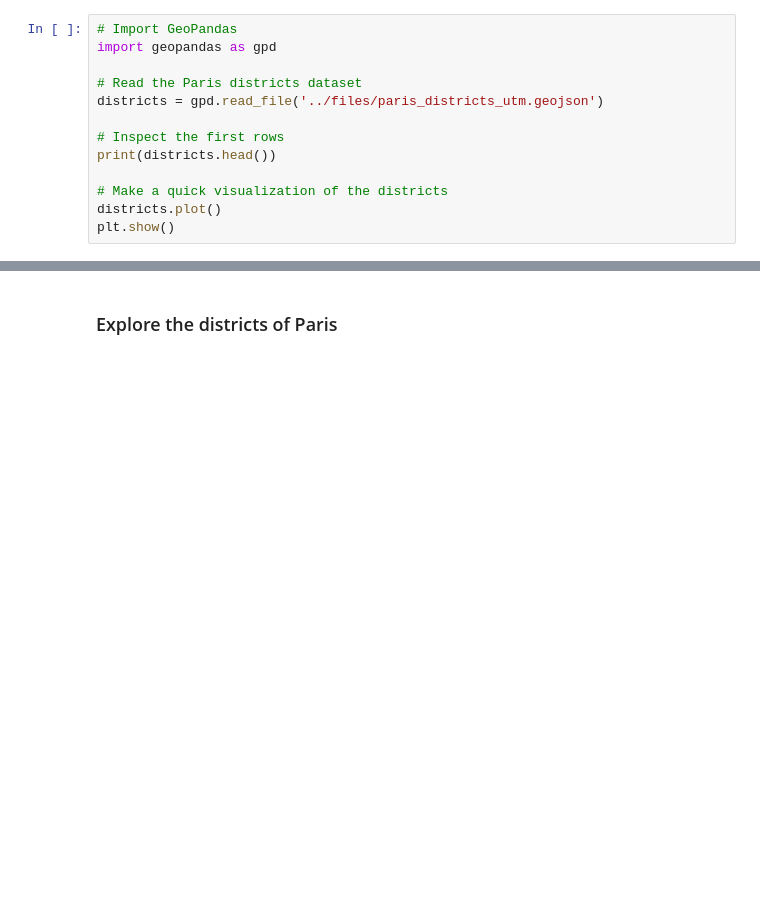
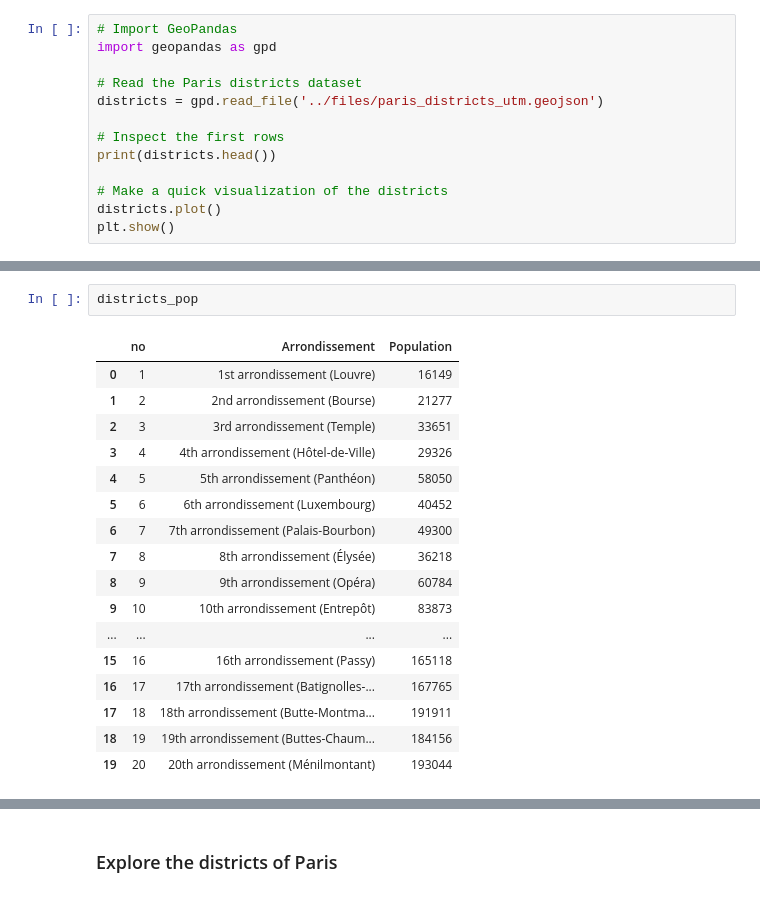
Before and after one commit to dataandcrowd/GISCI242, a Jupyter notebook: code/6.geopandas.ipynb, the cells around one changed output, grey strips where cells are left out. Drawn from its saved outputs; the diff is of its cells as text; blank space fills up the shorter version.

```diff
--- a/code/6.geopandas.ipynb
+++ b/code/6.geopandas.ipynb
@@ -42,0 +73,20 @@ plt.show()
+# %%
+districts_pop
+# %% [output]
+|  | no | Arrondissement | Population |
+| 0 | 1 | 1st arrondissement (Louvre) | 16149 |
+| 1 | 2 | 2nd arrondissement (Bourse) | 21277 |
+| 2 | 3 | 3rd arrondissement (Temple) | 33651 |
+| 3 | 4 | 4th arrondissement (Hôtel-de-Ville) | 29326 |
+| 4 | 5 | 5th arrondissement (Panthéon) | 58050 |
+| 5 | 6 | 6th arrondissement (Luxembourg) | 40452 |
+| 6 | 7 | 7th arrondissement (Palais-Bourbon) | 49300 |
+| 7 | 8 | 8th arrondissement (Élysée) | 36218 |
+| 8 | 9 | 9th arrondissement (Opéra) | 60784 |
+| 9 | 10 | 10th arrondissement (Entrepôt) | 83873 |
+| ... | ... | ... | ... |
+| 15 | 16 | 16th arrondissement (Passy) | 165118 |
+| 16 | 17 | 17th arrondissement (Batignolles-... | 167765 |
+| 17 | 18 | 18th arrondissement (Butte-Montma... | 191911 |
+| 18 | 19 | 19th arrondissement (Buttes-Chaum... | 184156 |
+| 19 | 20 | 20th arrondissement (Ménilmontant) | 193044 |
```
Also changed, not shown: parts of 17 cells of this notebook, 6 other files.
